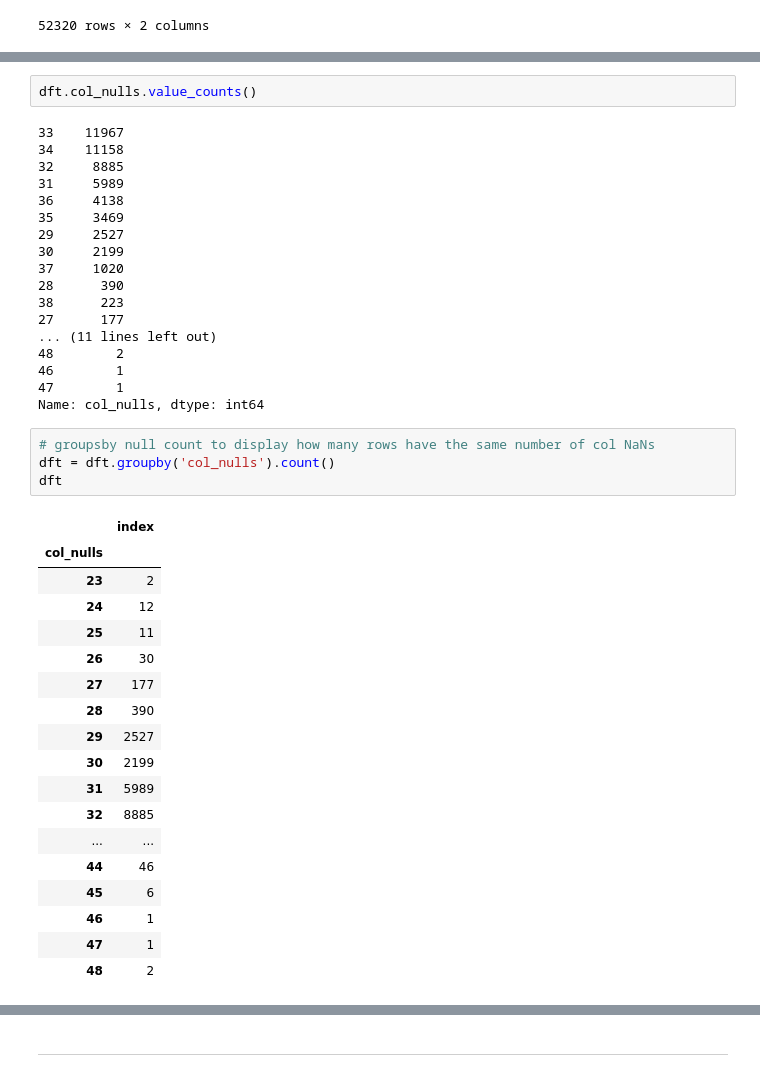
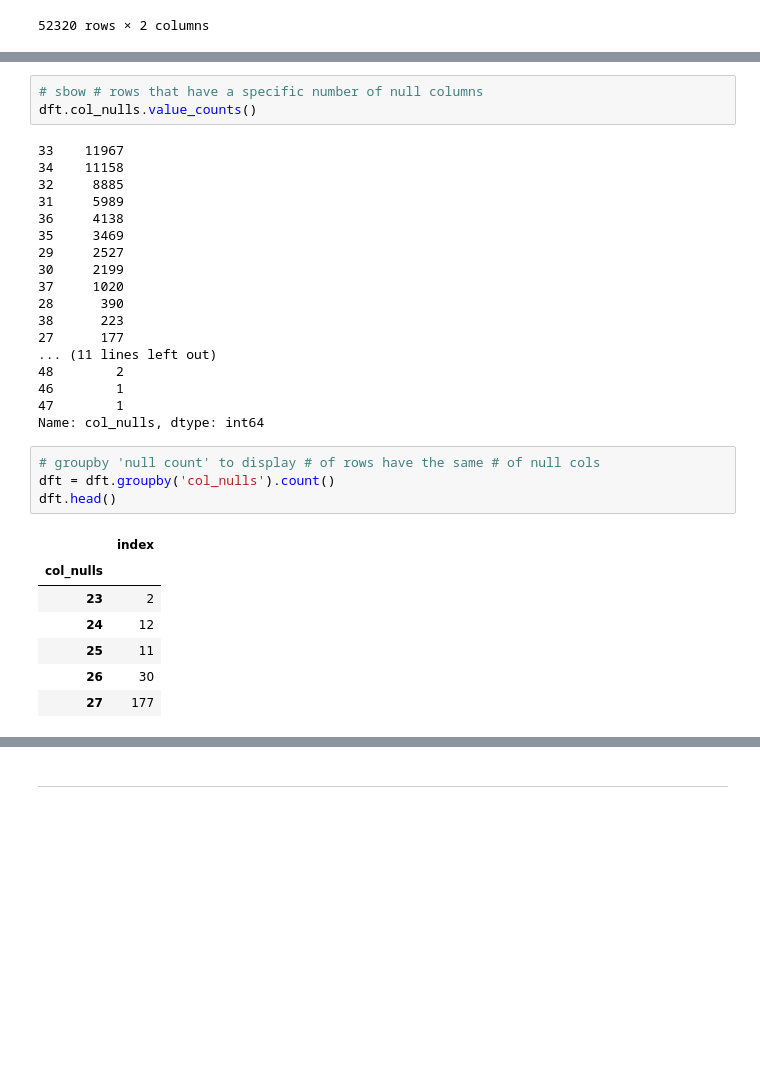
Before and after one commit to kanieladenis/clustering_exercises, a Jupyter notebook: wrangle_zillow_exercises.ipynb, the cells around one changed output, grey strips where cells are left out. Drawn from its saved outputs; the diff is of its cells as text; blank space fills up the shorter version.

```diff
--- a/wrangle_zillow_exercises.ipynb
+++ b/wrangle_zillow_exercises.ipynb
@@ -322,4 +385,5 @@ df2
 # %%
+# sbow # rows that have a specific number of null columns
 dft.col_nulls.value_counts()
 # %% [output]
 33    11967
@@ -340,27 +404,16 @@ dft.col_nulls.value_counts()
 47        1
 Name: col_nulls, dtype: int64
 # %%
-# groupsby null count to display how many rows have the same number of col NaNs
+# groupby 'null count' to display # of rows have the same # of null cols
 dft = dft.groupby('col_nulls').count()
-dft
+dft.head()
 # %% [output]
 |  | index |
 | col_nulls |  |
 | 23 | 2 |
 | 24 | 12 |
 | 25 | 11 |
 | 26 | 30 |
 | 27 | 177 |
-| 28 | 390 |
-| 29 | 2527 |
-| 30 | 2199 |
-| 31 | 5989 |
-| 32 | 8885 |
-| ... | ... |
-| 44 | 46 |
-| 45 | 6 |
-| 46 | 1 |
-| 47 | 1 |
-| 48 | 2 |
 # %%
 dft = dft.reset_index()
```
Also changed, not shown: parts of 74 cells of this notebook, 1 other file.
